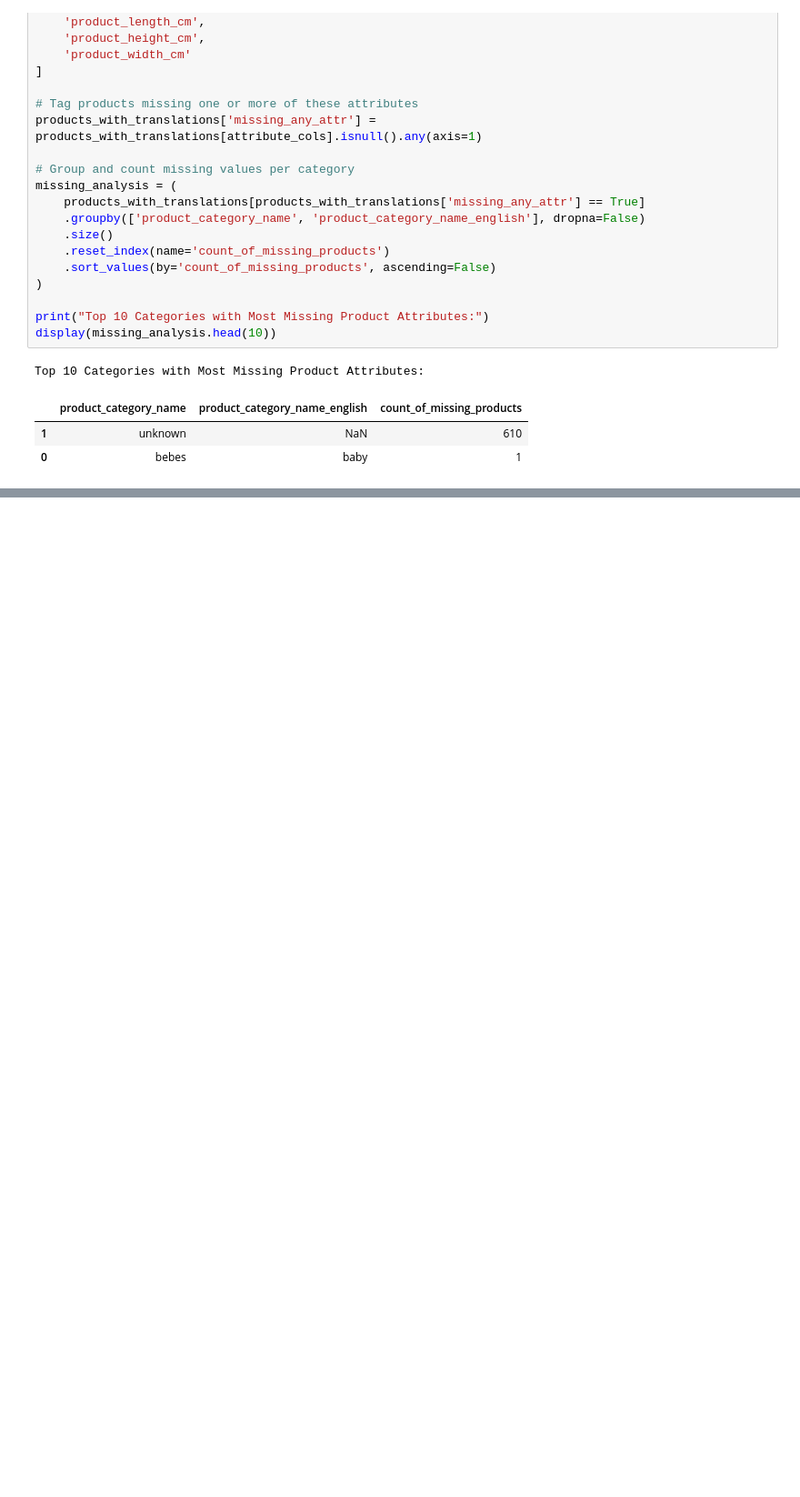
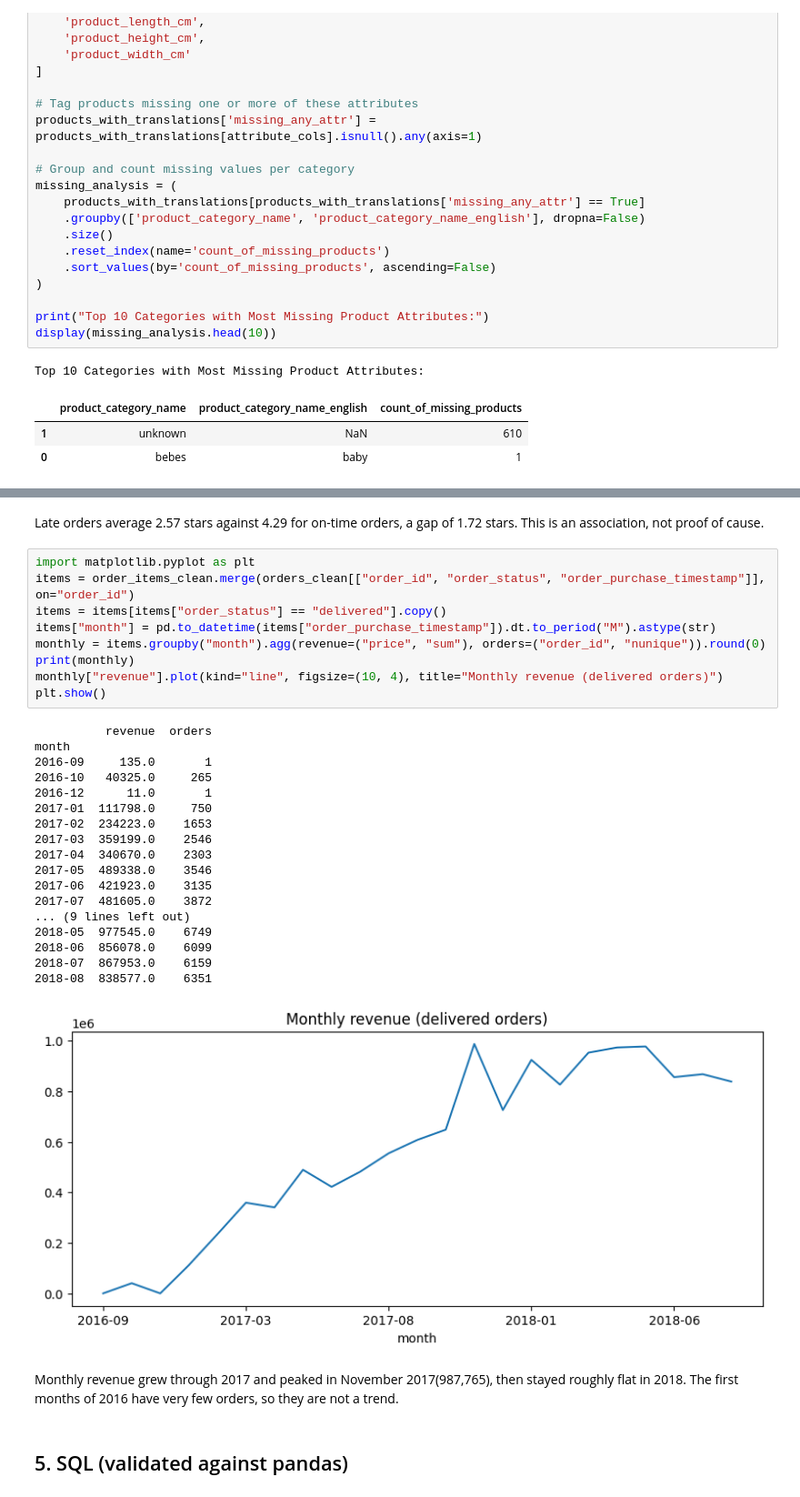
Before and after one commit to guntimanoj/olist-ecommerce-data-analysis, a Jupyter notebook: notebooks/01_data_exploration.ipynb, the cells around one changed output, grey strips where cells are left out. Shown at 91% size. Drawn from its saved outputs; the diff is of its cells as text; blank space fills up the shorter version.

```diff
--- a/notebooks/01_data_exploration.ipynb
+++ b/notebooks/01_data_exploration.ipynb
@@ -1222,0 +1351,34 @@ Top 10 Categories with Most Missing Product Attributes:
+# %% [markdown]
+Late orders average 2.57 stars against 4.29 for on-time orders, a gap of 1.72 stars. This is an association, not proof of cause.
+# %%
+import matplotlib.pyplot as plt
+items = order_items_clean.merge(orders_clean[["order_id", "order_status", "order_purchase_timestamp"]], on="order_id")
+items = items[items["order_status"] == "delivered"].copy()
+items["month"] = pd.to_datetime(items["order_purchase_timestamp"]).dt.to_period("M").astype(str)
+monthly = items.groupby("month").agg(revenue=("price", "sum"), orders=("order_id", "nunique")).round(0)
+print(monthly)
+monthly["revenue"].plot(kind="line", figsize=(10, 4), title="Monthly revenue (delivered orders)")
+plt.show()
+# %% [output]
+          revenue  orders
+month
+2016-09     135.0       1
+2016-10   40325.0     265
+2016-12      11.0       1
+2017-01  111798.0     750
+2017-02  234223.0    1653
+2017-03  359199.0    2546
+2017-04  340670.0    2303
+2017-05  489338.0    3546
+2017-06  421923.0    3135
+2017-07  481605.0    3872
+... (9 lines left out)
+2018-05  977545.0    6749
+2018-06  856078.0    6099
+2018-07  867953.0    6159
+2018-08  838577.0    6351
+[figure, added]
+# %% [markdown]
+Monthly revenue grew through 2017 and peaked in November 2017(987,765), then stayed roughly flat in 2018. The first months of 2016 have very few orders, so they are not a trend.
+# %% [markdown]
+## 5. SQL (validated against pandas)
```
Also changed, not shown: parts of 26 cells of this notebook.
